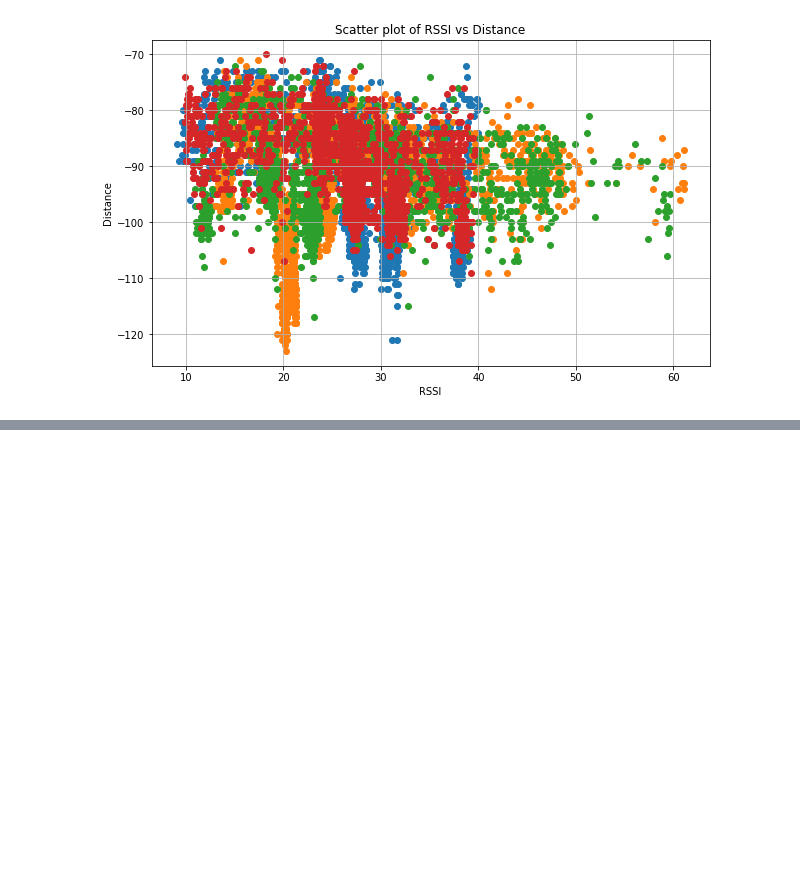
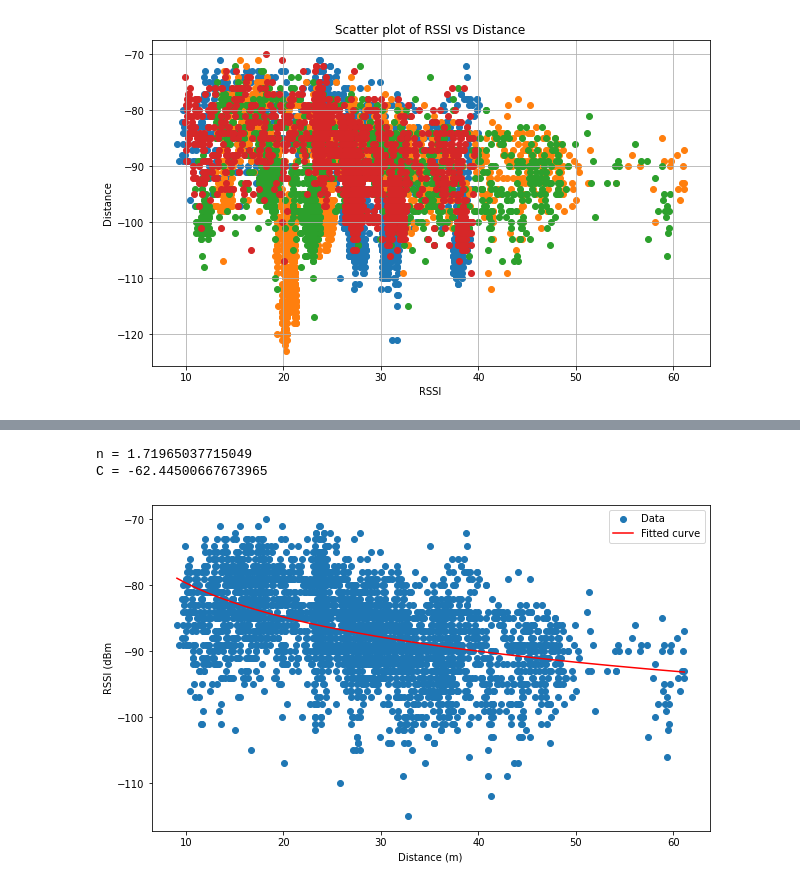
Before and after one commit to kazuyahirotsu/LoRaPos, a Jupyter notebook: experiments/rssi2distance_model.ipynb, the cells around one changed output, grey strips where cells are left out. Saved outputs shown, nothing was run; the diff lists cells and outputs as text; code cells hidden in the pictures; blank space fills up the shorter version.

```diff
--- a/experiments/rssi2distance_model.ipynb
+++ b/experiments/rssi2distance_model.ipynb
@@ -373,0 +396,32 @@ C = -47.33282428745067
+# %%
+# curve fit with all beacons
+
+import pandas as pd
+import numpy as np
+from scipy.optimize import curve_fit
+import matplotlib.pyplot as plt
+
+# Define the function to fit
+def func(d, n, C):
+    return -10 * n * np.log10(d) + C
+
+# Fit the function to the data
+popt, pcov = curve_fit(func, df2_interpolated_masked['dist'], df2_interpolated_masked['rssi'])
+
+# Print the optimal parameters
+print('n =', popt[0])
+print('C =', popt[1])
+
+# Plot the data and the fitted curve
+plt.figure(figsize=(10, 6))
+plt.scatter(df2_interpolated_masked['dist'], df2_interpolated_masked['rssi'], label='Data')
+distances = np.linspace(df2_interpolated_masked['dist'].min(), df2_interpolated_masked['dist'].max(), 1000)
+plt.plot(distances, func(distances, *popt), 'r', label='Fitted curve')
+plt.xlabel('Distance (m)')
+plt.ylabel('RSSI (dBm')
+plt.legend()
+plt.show()
+# %% [output]
+n = 1.71965037715049
+C = -62.44500667673965
+[figure, added]
```
Also changed, not shown: parts of 6 cells of this notebook, 4 other files.
